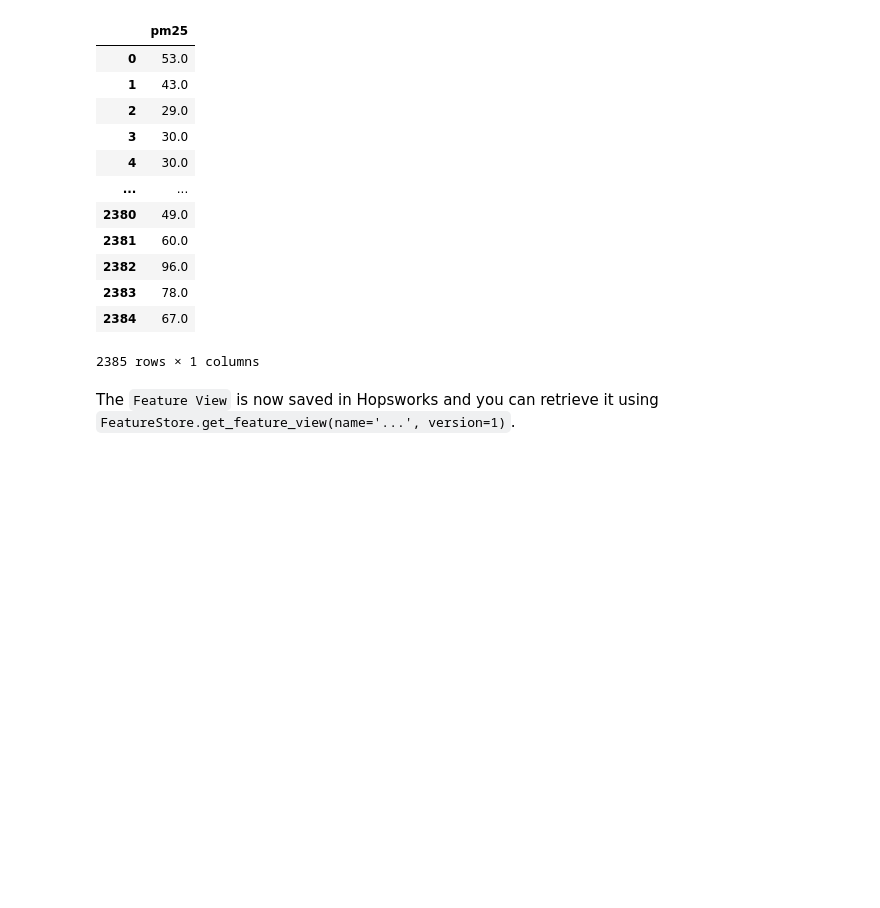
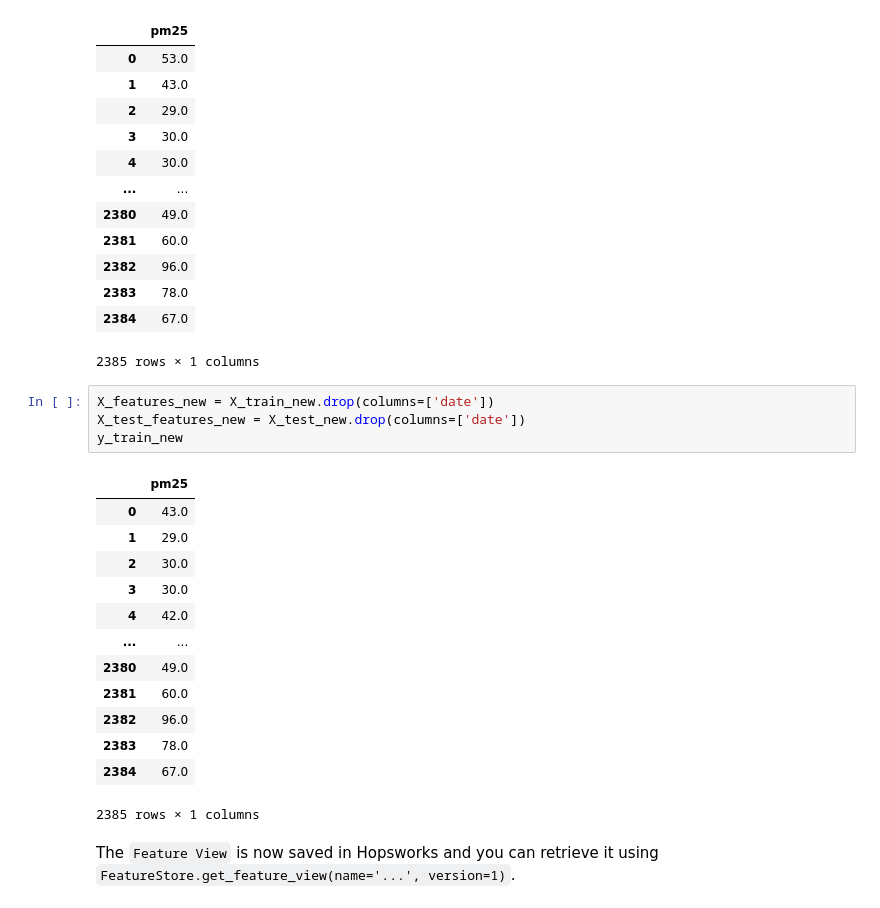
Before and after one commit to alyssa2024/mlfs-book, a Jupyter notebook: notebooks/airquality/3_air_quality_training_pipeline.ipynb, the cells around one changed output. Saved outputs shown, nothing was run; the diff lists cells and outputs as text; blank space fills up the shorter version.

```diff
--- a/notebooks/airquality/3_air_quality_training_pipeline.ipynb
+++ b/notebooks/airquality/3_air_quality_training_pipeline.ipynb
@@ -189,6 +227,24 @@ y_train
 | 2383 | 78.0 |
 | 2384 | 67.0 |
 2385 rows × 1 columns
+# %%
+X_features_new = X_train_new.drop(columns=['date'])
+X_test_features_new = X_test_new.drop(columns=['date'])
+y_train_new
+# %% [output]
+|  | pm25 |
+| 0 | 43.0 |
+| 1 | 29.0 |
+| 2 | 30.0 |
+| 3 | 30.0 |
+| 4 | 42.0 |
+| ... | ... |
+| 2380 | 49.0 |
+| 2381 | 60.0 |
+| 2382 | 96.0 |
+| 2383 | 78.0 |
+| 2384 | 67.0 |
+2385 rows × 1 columns
 # %% [markdown]
 The `Feature View` is now saved in Hopsworks and you can retrieve it using `FeatureStore.get_feature_view(name='...', version=1)`.
 # %% [markdown]
```
Also changed, not shown: parts of 21 cells of this notebook, 11 other files.
